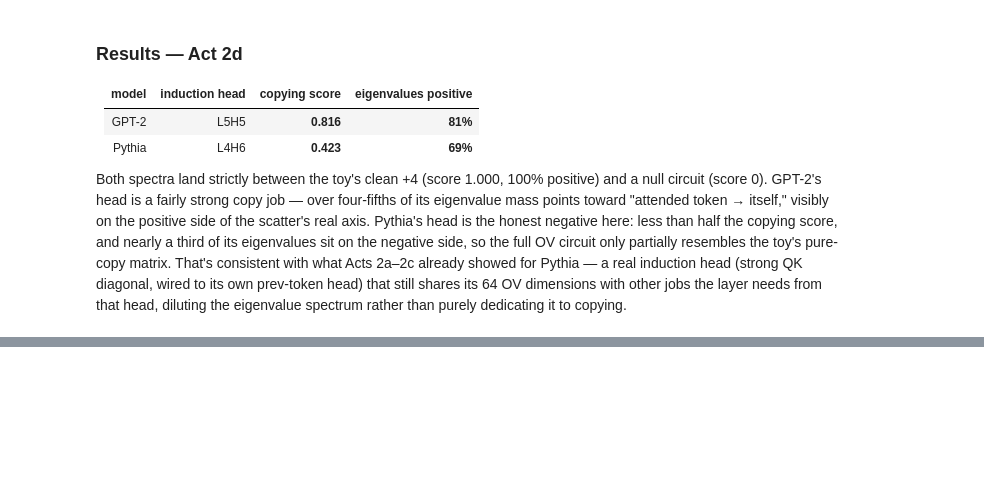
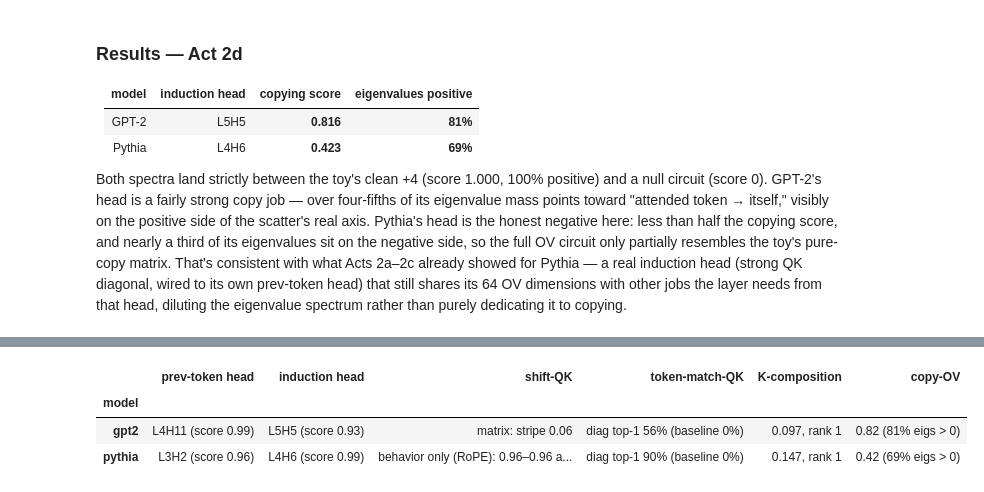
Before and after one commit to barmag/fanous-llm-lens, a Jupyter notebook: notebooks/in_context_learning/induction_heads_in_the_wild.ipynb, the cells around one changed output, grey strips where cells are left out. Cells and saved outputs as stored; diff of their text form; code cells hidden in the pictures; blank space fills up the shorter version.

```diff
--- a/notebooks/in_context_learning/induction_heads_in_the_wild.ipynb
+++ b/notebooks/in_context_learning/induction_heads_in_the_wild.ipynb
@@ -418,0 +423,28 @@ Both spectra land strictly between the toy's clean +4 (score 1.000, 100% positiv
+# %%
+import pandas as pd
+
+def _lh(name, kind):
+    l, h = SPECIMENS[name][kind]
+    return f"L{l}H{h}"
+
+rows = []
+for name in MODELS:
+    prev_l, prev_h = SPECIMENS[name]["prev"]
+    ind_l, ind_h = SPECIMENS[name]["ind"]
+    rows.append({
+        "model": name,
+        "prev-token head": f"{_lh(name, 'prev')} (score {SCORES[name]['prev'][prev_l, prev_h]:.2f})",
+        "induction head": f"{_lh(name, 'ind')} (score {SCORES[name]['ind'][ind_l, ind_h]:.2f})",
+        "shift-QK": (f"matrix: stripe {STRIPE['gpt2']:.2f}" if name == "gpt2"
+                     else f"behavior only (RoPE): {min(PYTHIA_PREV['seeds']):.2f}–{max(PYTHIA_PREV['seeds']):.2f} across draws"),
+        "token-match-QK": f"diag top-1 {DIAG[name]['top1']:.0%} (baseline {DIAG[name]['baseline_top1']:.0%})",
+        "K-composition": f"{KCOMP[name]['prev_score']:.3f}, rank {KCOMP[name]['prev_rank']}",
+        "copy-OV": f"{COPY[name]['score']:.2f} ({COPY[name]['frac_pos']:.0%} eigs > 0)",
+    })
+verdict = pd.DataFrame(rows).set_index("model")
+verdict
+# %% [output]
+|  | prev-token head | induction head | shift-QK | token-match-QK | K-composition | copy-OV |
+| model |  |  |  |  |  |  |
+| gpt2 | L4H11 (score 0.99) | L5H5 (score 0.93) | matrix: stripe 0.06 | diag top-1 56% (baseline 0%) | 0.097, rank 1 | 0.82 (81% eigs > 0) |
+| pythia | L3H2 (score 0.96) | L4H6 (score 0.99) | behavior only (RoPE): 0.96–0.96 a... | diag top-1 90% (baseline 0%) | 0.147, rank 1 | 0.42 (69% eigs > 0) |
```
Also changed, not shown: parts of 3 cells of this notebook.
